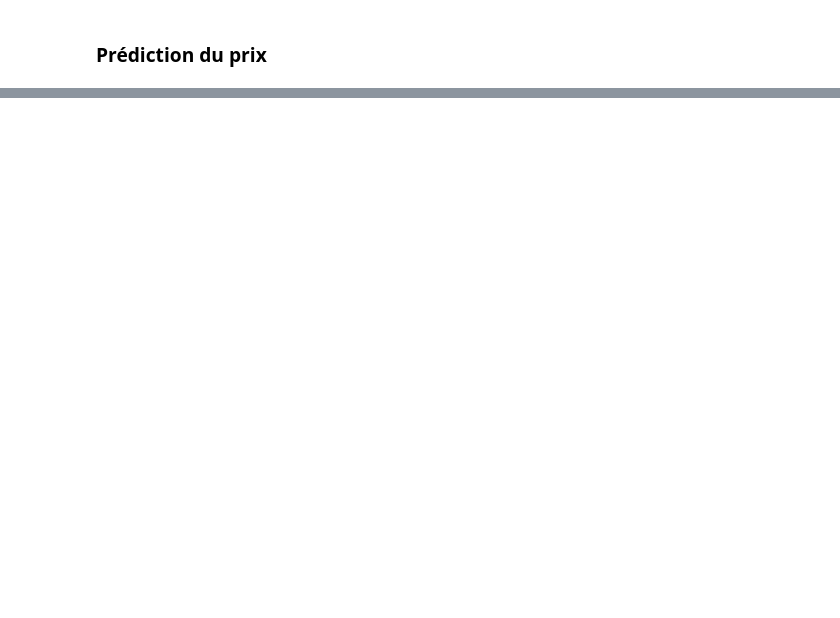
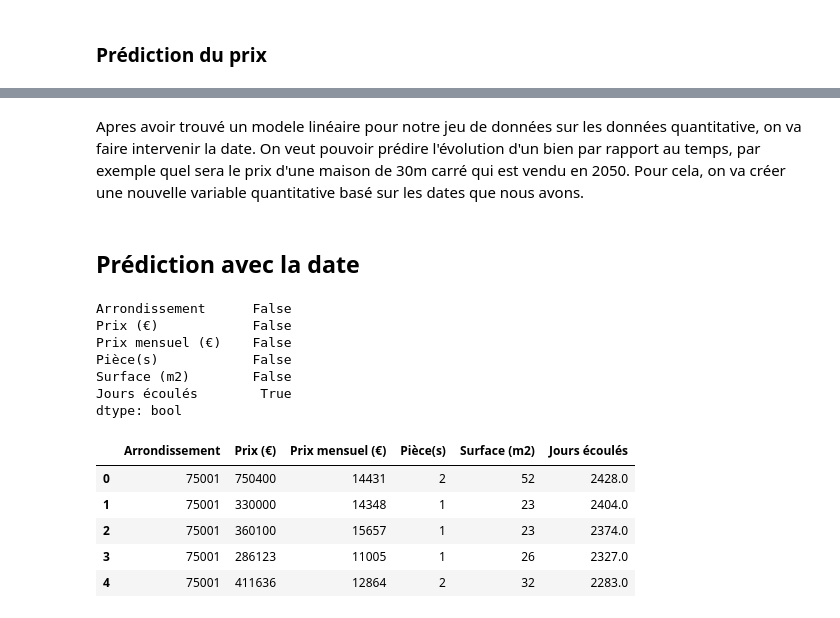
Before and after one commit to Zhuanu/Projet-DALAS, a Jupyter notebook: modele.ipynb, the cells around one changed output, grey strips where cells are left out. Drawn from its saved outputs; the diff is of its cells as text; code cells hidden in the pictures; blank space fills up the shorter version.

```diff
--- a/modele.ipynb
+++ b/modele.ipynb
@@ -159,0 +161,40 @@ R²: 0.7121100787043778
+# %% [markdown]
+Apres avoir trouvé un modele linéaire pour notre jeu de données sur les données quantitative, on va faire intervenir la date.
+On veut pouvoir prédire l'évolution d'un bien par rapport au temps, par exemple quel sera le prix d'une maison de 30m carré qui est vendu en 2050.
+Pour cela, on va créer une nouvelle variable quantitative basé sur les dates que nous avons.
+# %% [markdown]
+## Prédiction avec la date
+# %%
+dfDate = base_data[['Arrondissement', 'Prix (€)',
+       'Prix mensuel (€)', 'Pièce(s)', 'Surface (m2)', 'Date de vente']].copy()
+
+# Obtenir les jours écoulés depuis la première vente du dataset, ainsi on peut manipuler les dates comme une variable quantitative
+dfDate['Date de vente'] = pd.to_datetime(dfDate['Date de vente'], format='%d/%m/%Y', errors='coerce')
+reference_date = dfDate['Date de vente'].min()
+dfDate['Jours écoulés'] = (dfDate['Date de vente'] - reference_date).dt.days
+
+# Supprimer la colonne Date de vente sinon nous ne pouvons pas standardiser les données
+dfDate = dfDate.drop(columns=['Date de vente'])
+
+# Suppression d'un outlier
+dfDate = dfDate[(dfDate['Prix (€)'] <= 10000000)]
+
+# Vérifier les valeurs manquantes
+print(dfDate.isna().any())
+dfDate = dfDate.dropna()
+
+dfDate.head()
+# %% [output]
+Arrondissement      False
+Prix (€)            False
+Prix mensuel (€)    False
+Pièce(s)            False
+Surface (m2)        False
+Jours écoulés        True
+dtype: bool
+|  | Arrondissement | Prix (€) | Prix mensuel (€) | Pièce(s) | Surface (m2) | Jours écoulés |
+| 0 | 75001 | 750400 | 14431 | 2 | 52 | 2428.0 |
+| 1 | 75001 | 330000 | 14348 | 1 | 23 | 2404.0 |
+| 2 | 75001 | 360100 | 15657 | 1 | 23 | 2374.0 |
+| 3 | 75001 | 286123 | 11005 | 1 | 26 | 2327.0 |
+| 4 | 75001 | 411636 | 12864 | 2 | 32 | 2283.0 |
```
Also changed, not shown: parts of 19 cells of this notebook.
